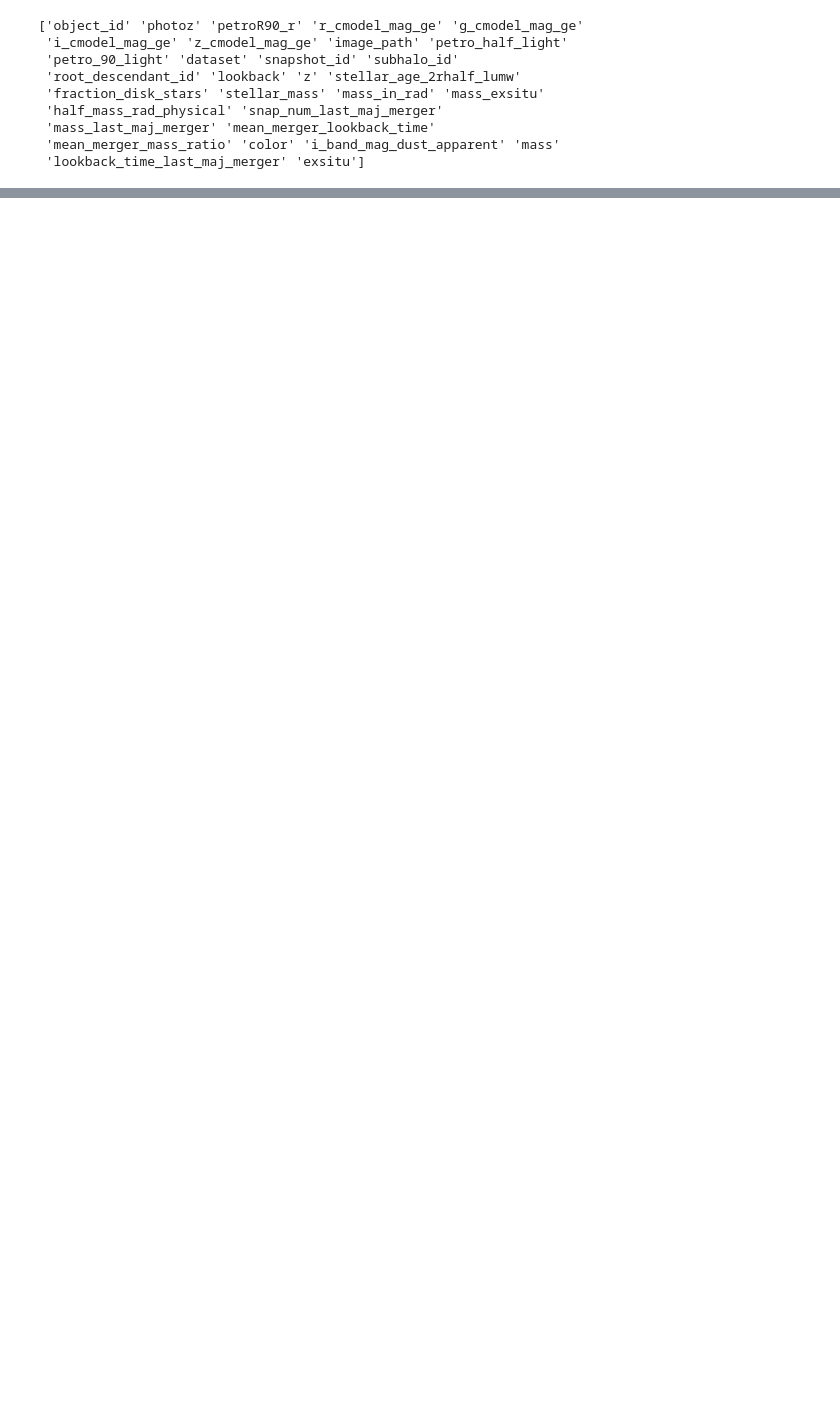
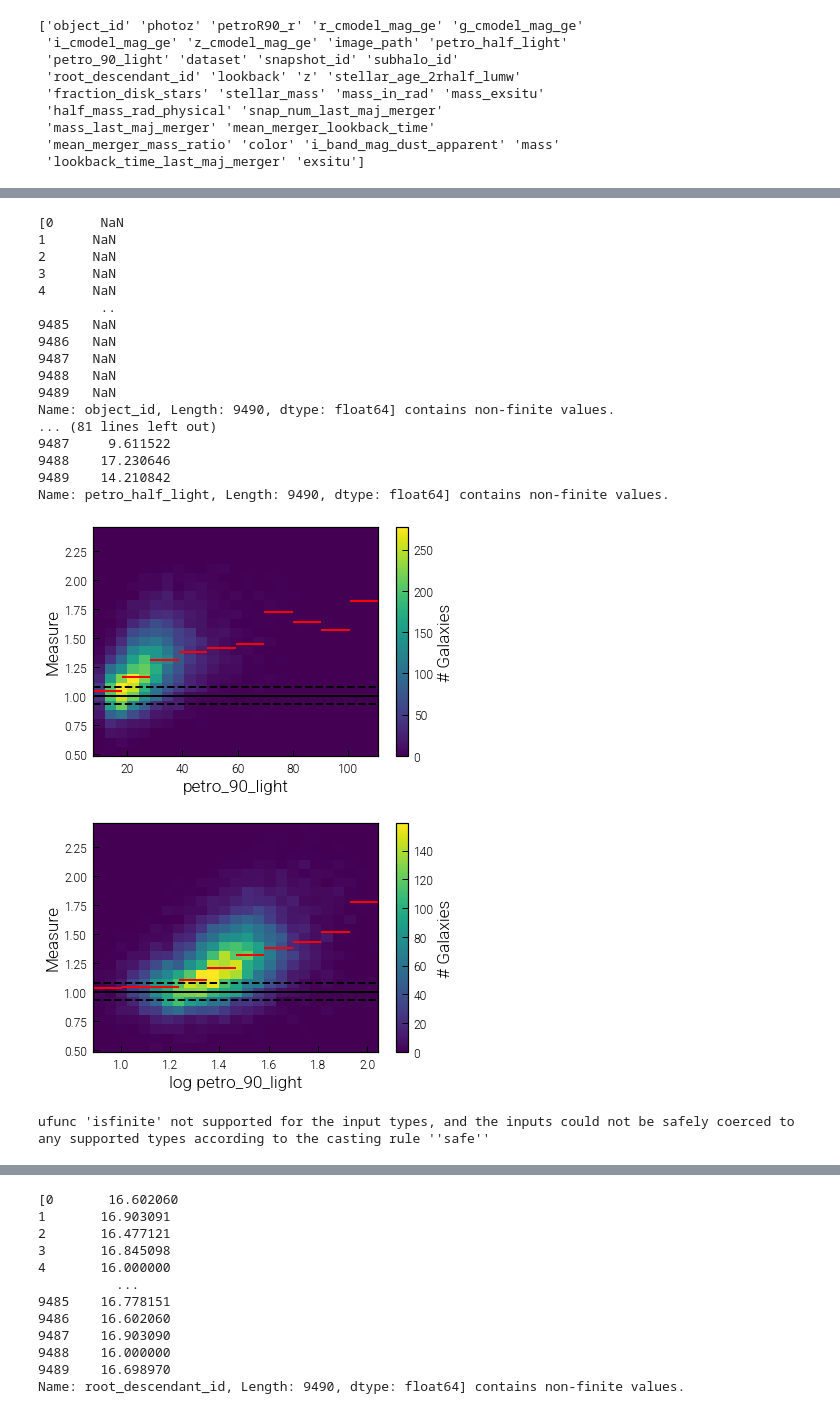
Before and after one commit to milchada/icm-clr, a Jupyter notebook: scripts/postprocessing/compare_distributions.ipynb, the cells around one changed output, grey strips where cells are left out. Saved outputs shown, nothing was run; the diff lists cells and outputs as text; code cells hidden in the pictures; blank space fills up the shorter version.

```diff
--- a/scripts/postprocessing/compare_distributions.ipynb
+++ b/scripts/postprocessing/compare_distributions.ipynb
@@ -101,0 +103,59 @@ for label in df.columns.values:
+# %%
+from scipy import stats
+
+for label in df.columns.values:
+    try:
+
+        bin_statistic, bin_edges, binnumber = stats.binned_statistic(df_TNG100_0[label], measure_HSC, statistic='median', bins=10)
+        bin_width = (bin_edges[1] - bin_edges[0])
+        bin_centers = bin_edges[1:] - bin_width/2
+
+        plt.hist2d(df_TNG100_0[label], measure_HSC, bins=25)
+        plt.hlines(bin_statistic, bin_edges[:-1], bin_edges[1:], colors='r', lw=2)
+        plt.plot([bin_edges[0], bin_edges[-1]], [mean_TNG, mean_TNG], 'k', lw=2)
+        plt.plot([bin_edges[0], bin_edges[-1]], [lower_TNG, lower_TNG], 'k--', lw=2)
+        plt.plot([bin_edges[0], bin_edges[-1]], [upper_TNG, upper_TNG], 'k--', lw=2)
+        plt.colorbar(label='# Galaxies')
+        plt.xlabel(label)
+        plt.ylabel('Measure')
+        plt.show()
+
+        bin_statistic, bin_edges, binnumber = stats.binned_statistic(np.log10(df_TNG100_0[label]), measure_HSC, statistic='median', bins=10)
+        bin_width = (bin_edges[1] - bin_edges[0])
+        bin_centers = bin_edges[1:] - bin_width/2
+
+        plt.hist2d(np.log10(df_TNG100_0[label]), measure_HSC, bins=25)
+        plt.hlines(bin_statistic, bin_edges[:-1], bin_edges[1:], colors='r', lw=2)
+        plt.plot([bin_edges[0], bin_edges[-1]], [mean_TNG, mean_TNG], 'k', lw=2)
+        plt.plot([bin_edges[0], bin_edges[-1]], [lower_TNG, lower_TNG], 'k--', lw=2)
+        plt.plot([bin_edges[0], bin_edges[-1]], [upper_TNG, upper_TNG], 'k--', lw=2)
+        plt.colorbar(label='# Galaxies')
+        plt.xlabel('log ' + label)
+        plt.ylabel('Measure')
+        plt.show()
+
+        plt.ylim(min_HSC, max_HSC)
+
+    except Exception as e:
+        print(e)
+# %% [output]
+[0      NaN
+1      NaN
+2      NaN
+3      NaN
+4      NaN
+        ..
+9485   NaN
+9486   NaN
+9487   NaN
+9488   NaN
+9489   NaN
+Name: object_id, Length: 9490, dtype: float64] contains non-finite values.
+... (81 lines left out)
+9487     9.611522
+9488    17.230646
+9489    14.210842
+Name: petro_half_light, Length: 9490, dtype: float64] contains non-finite values.
+[figure, added]
+[figure, added]
+ufunc 'isfinite' not supported for the input types, and the inputs could not be safely coerced to any supported types according to the casting rule ''safe''
@@ -101,0 +167,12 @@ for label in df.columns.values:
+[0       16.602060
+1       16.903091
+2       16.477121
+3       16.845098
+4       16.000000
+          ...
+9485    16.778151
+9486    16.602060
+9487    16.903090
+9488    16.000000
+9489    16.698970
+Name: root_descendant_id, Length: 9490, dtype: float64] contains non-finite values.
```
Also changed, not shown: parts of 13 cells of this notebook, 1 other file.
